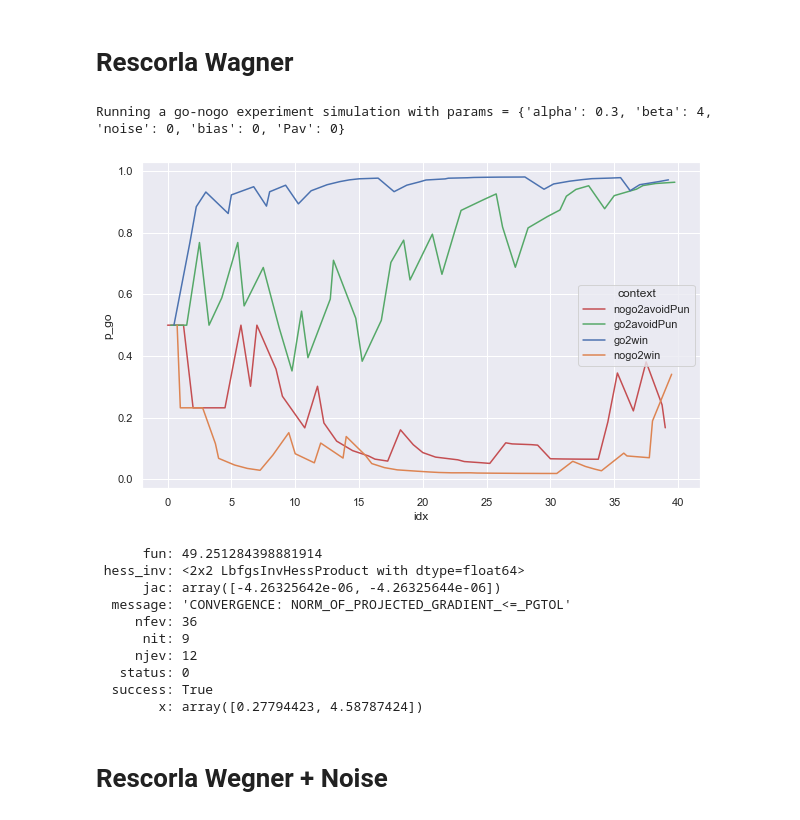
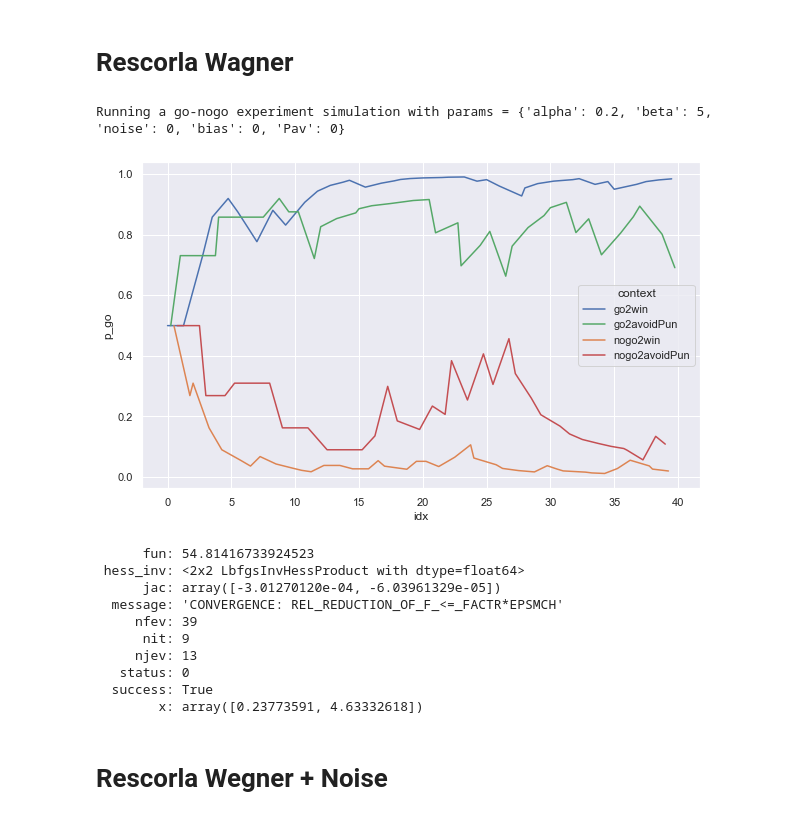
Before and after one commit to Sepsad/Go-noGo-modelling, a Jupyter notebook: simulation_experiment.ipynb, the cells around one changed output. Cells and saved outputs as stored; diff of their text form; code cells hidden in the pictures.

```diff
--- a/simulation_experiment.ipynb
+++ b/simulation_experiment.ipynb
@@ -13,18 +13,18 @@ bandit = Bandit()
 # %% [markdown]
 # Rescorla Wagner
 # %%
-df = run_experiment(bandit, n_runs=40, params={'alpha': 0.3, 'beta': 4, 'noise': 0, 'bias': 0, 'Pav': 0})
+df = run_experiment(bandit, n_runs=40, params={'alpha': 0.2, 'beta': 5, 'noise': 0, 'bias': 0, 'Pav': 0})
 df['idx'] = df.index / 4
 palette ={"go2win": "C0", "nogo2win": "C1", "go2avoidPun": "C2", "nogo2avoidPun": "C3"}
 plt.figure(figsize=(10,6))
 ax = sns.lineplot(x="idx", y="p_go",
              hue="context",
              data=df, palette=palette)
 
 df.rename(columns={'context': 'stimulus'}, inplace=True)
 # %% [output]
-Running a go-nogo experiment simulation with params = {'alpha': 0.3, 'beta': 4, 'noise': 0, 'bias': 0, 'Pav': 0}
+Running a go-nogo experiment simulation with params = {'alpha': 0.2, 'beta': 5, 'noise': 0, 'bias': 0, 'Pav': 0}
-[figure, old version]
+[figure, new version]
 # %%
 from fitting import ML
 
@@ -32,16 +32,16 @@ max_likelihood = ML(df, optimization_method='L-BFGS-B', model_type='RW')
 
 max_likelihood.fit_model()
 # %% [output]
-      fun: 49.251284398881914
+      fun: 54.81416733924523
  hess_inv: <2x2 LbfgsInvHessProduct with dtype=float64>
-      jac: array([-4.26325642e-06, -4.26325644e-06])
-  message: 'CONVERGENCE: NORM_OF_PROJECTED_GRADIENT_<=_PGTOL'
-     nfev: 36
+      jac: array([-3.01270120e-04, -6.03961329e-05])
+  message: 'CONVERGENCE: REL_REDUCTION_OF_F_<=_FACTR*EPSMCH'
+     nfev: 39
       nit: 9
-     njev: 12
+     njev: 13
    status: 0
   success: True
-        x: array([0.27794423, 4.58787424])
+        x: array([0.23773591, 4.63332618])
 # %% [markdown]
 # Rescorla Wegner + Noise
 # %%
```
Also changed, not shown: parts of 6 cells of this notebook, 1 other file.
